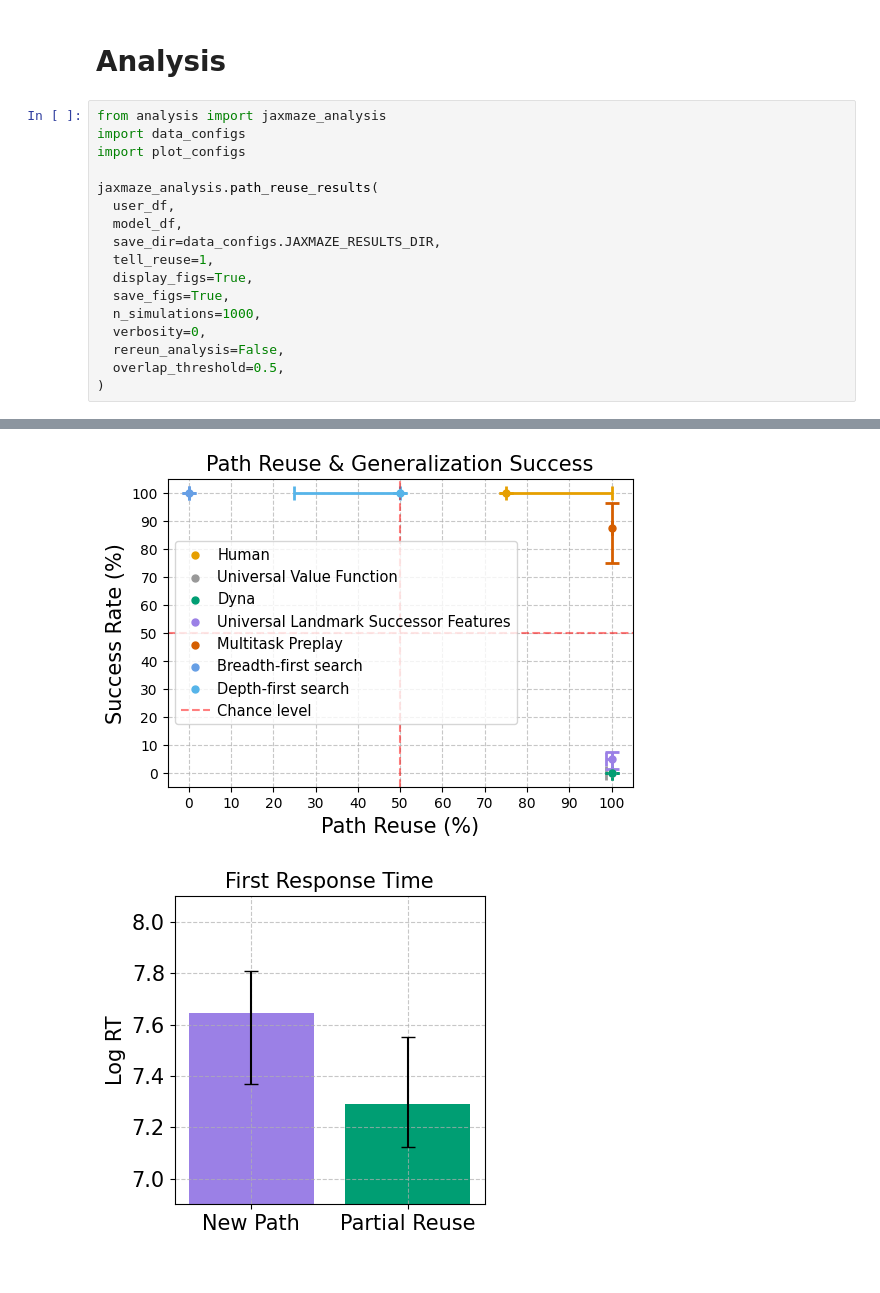
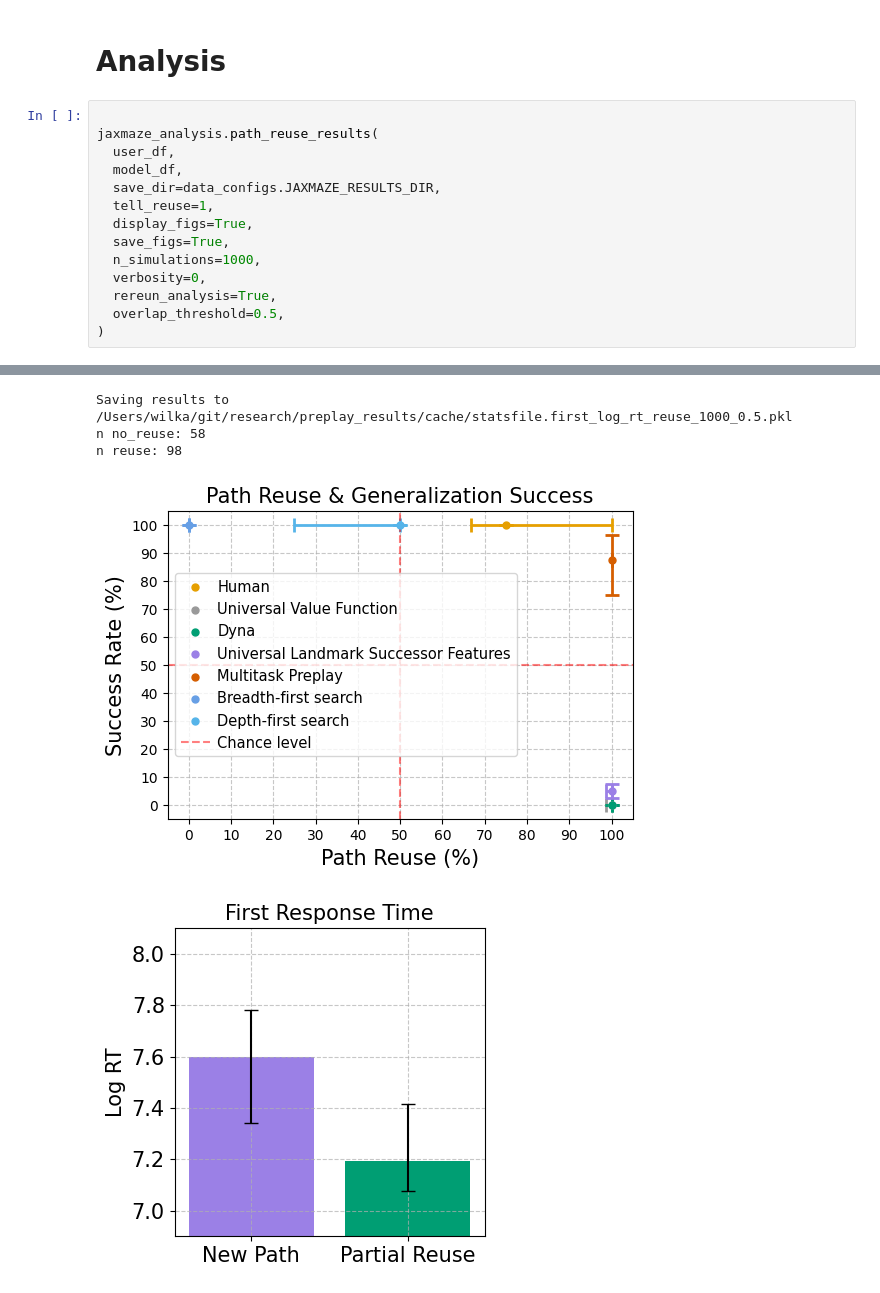
Before and after one commit to wcarvalho/multitask_preplay, a Jupyter notebook: figures/jaxmaze_results.ipynb, the cells around one changed output, grey strips where cells are left out. Drawn from its saved outputs; the diff is of its cells as text.

```diff
--- a/figures/jaxmaze_results.ipynb
+++ b/figures/jaxmaze_results.ipynb
@@ -72,9 +79,6 @@ shape: (5, 43)
 # %% [markdown]
 # Analysis
 # %%
-from analysis import jaxmaze_analysis
-import data_configs
-import plot_configs
 
 jaxmaze_analysis.path_reuse_results(
   user_df,
@@ -85,7 +89,7 @@ jaxmaze_analysis.path_reuse_results(
   save_figs=True,
   n_simulations=1000,
   verbosity=0,
-  rereun_analysis=False,
+  rereun_analysis=True,
   overlap_threshold=0.5,
 )
 # %% [output]
@@ -99,2 +101,5 @@ n reuse: 98
+Saving results to /Users/wilka/git/research/preplay_results/cache/statsfile.first_log_rt_reuse_1000_0.5.pkl
+n no_reuse: 58
+n reuse: 98
-[figure, old version]
+[figure, new version]
-[figure, old version]
+[figure, new version]
```
Also changed, not shown: parts of 8 cells of this notebook, 13 other files.
